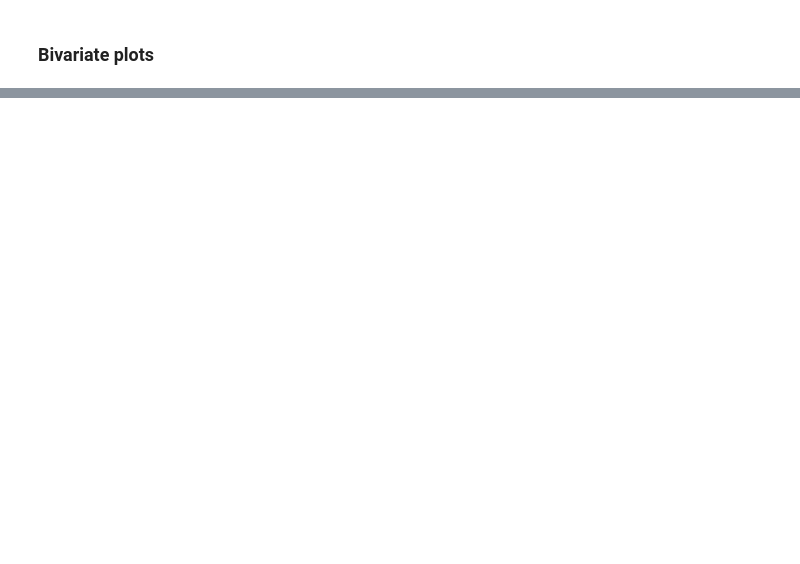
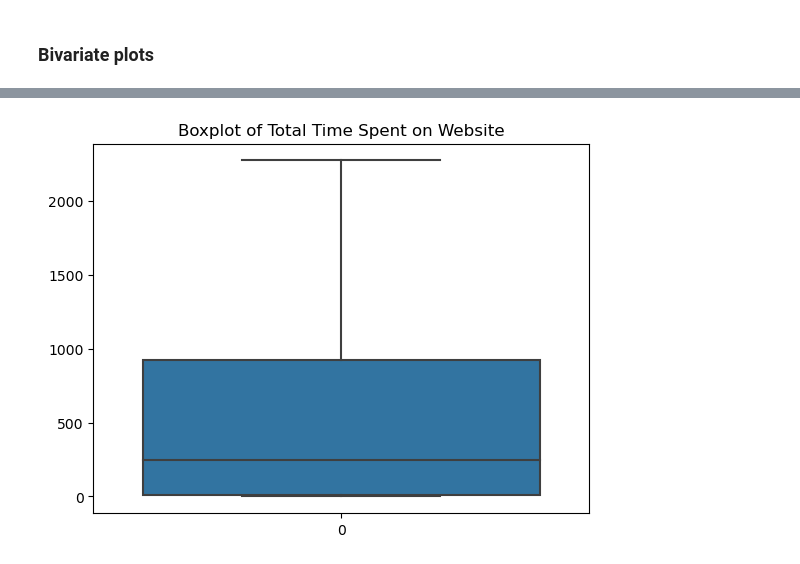
Before and after one commit to HarshavardhiniJS/Lead-scoring-case-study, a Jupyter notebook: Lead_Scoring_Project.ipynb, the cells around one changed output, grey strips where cells are left out. Saved outputs shown, nothing was run; the diff lists cells and outputs as text; code cells hidden in the pictures; blank space fills up the shorter version.

```diff
--- a/Lead_Scoring_Project.ipynb
+++ b/Lead_Scoring_Project.ipynb
@@ -380,0 +427,8 @@ Name: Last Notable Activity, dtype: int64
+# %%
+lead['Total Time Spent on Website']=lead["Total Time Spent on Website"].astype('float')
+# %%
+sns.boxplot(lead['Total Time Spent on Website'])
+plt.title('Boxplot of Total Time Spent on Website')
+plt.show()
+# %% [output]
+[figure, added]
```
Also changed, not shown: parts of 30 cells of this notebook.
